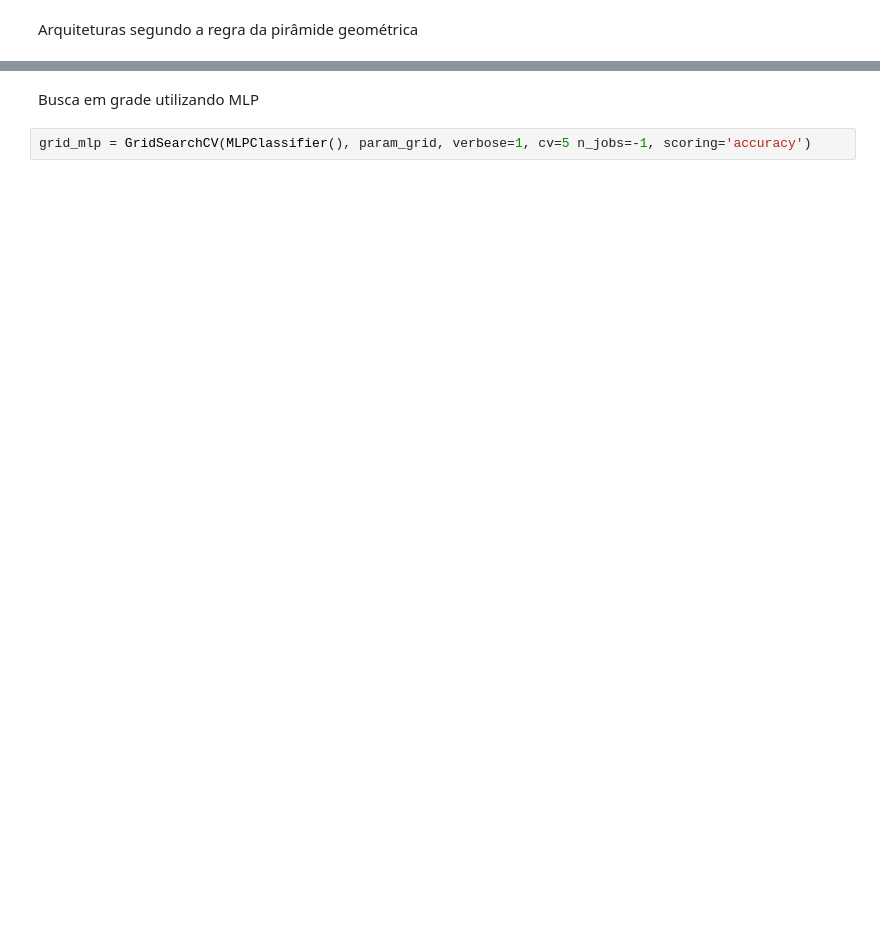
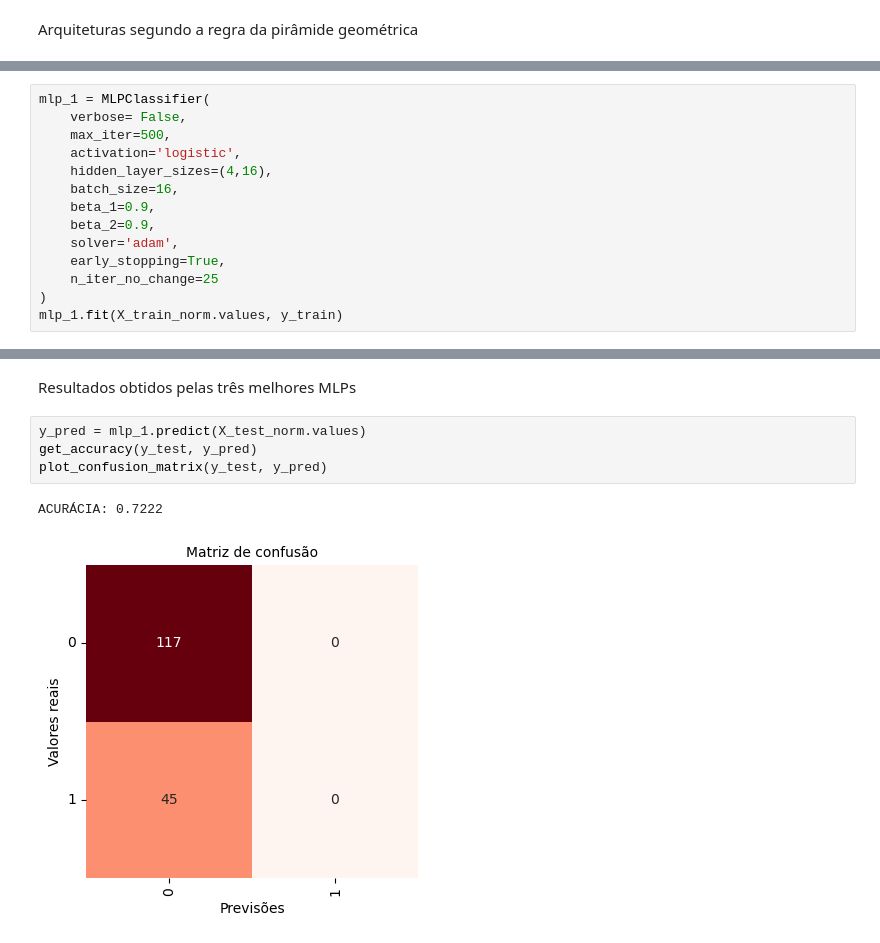
Before and after one commit to melinnediniz/RNA-AA3, a Jupyter notebook: build_model.ipynb, the cells around one changed output, grey strips where cells are left out. Cells and saved outputs as stored; diff of their text form; blank space fills up the shorter version.

```diff
--- a/build_model.ipynb
+++ b/build_model.ipynb
@@ -217,0 +236,14 @@ param_grid_mlp = {
+# %%
+mlp_1 = MLPClassifier(
+    verbose= False,
+    max_iter=500,
+    activation='logistic',
+    hidden_layer_sizes=(4,16),
+    batch_size=16,
+    beta_1=0.9,
+    beta_2=0.9,
+    solver='adam',
+    early_stopping=True,
+    n_iter_no_change=25
+)
+mlp_1.fit(X_train_norm.values, y_train)
@@ -218,4 +290,9 @@ param_grid_mlp = {
 # %% [markdown]
-Busca em grade utilizando MLP
+Resultados obtidos pelas três melhores MLPs
 # %%
-grid_mlp = GridSearchCV(MLPClassifier(), param_grid, verbose=1, cv=5 n_jobs=-1, scoring='accuracy')
+y_pred = mlp_1.predict(X_test_norm.values)
+get_accuracy(y_test, y_pred)
+plot_confusion_matrix(y_test, y_pred)
+# %% [output]
+ACURÁCIA: 0.7222
+[figure, added]
```
Also changed, not shown: parts of 31 cells of this notebook, 2 other files.
